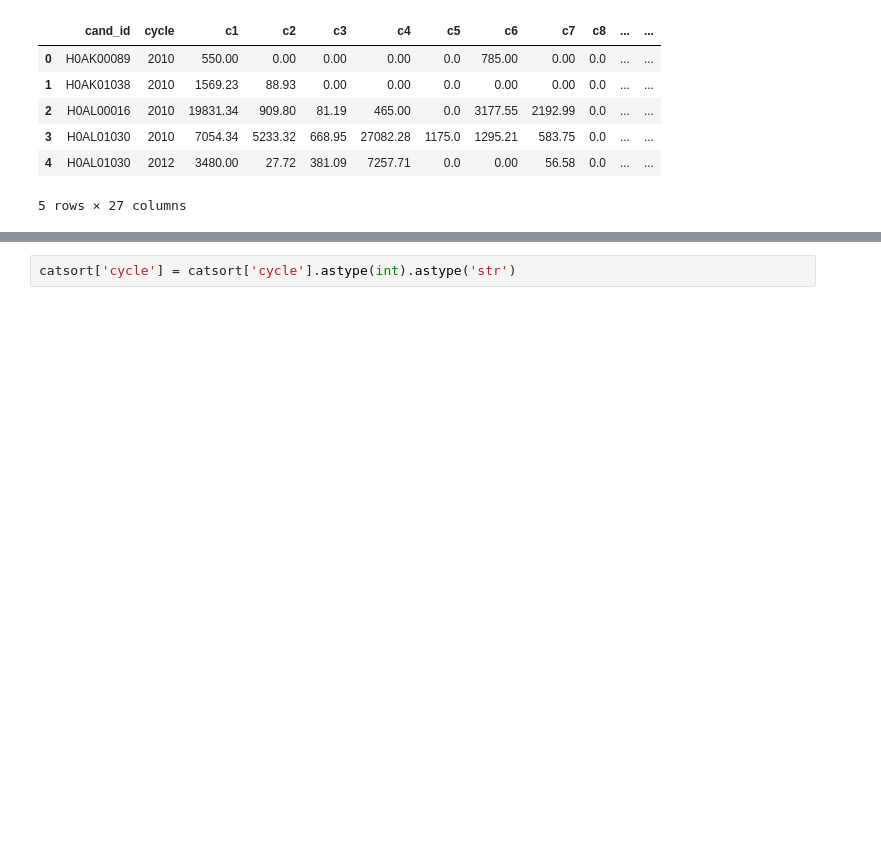
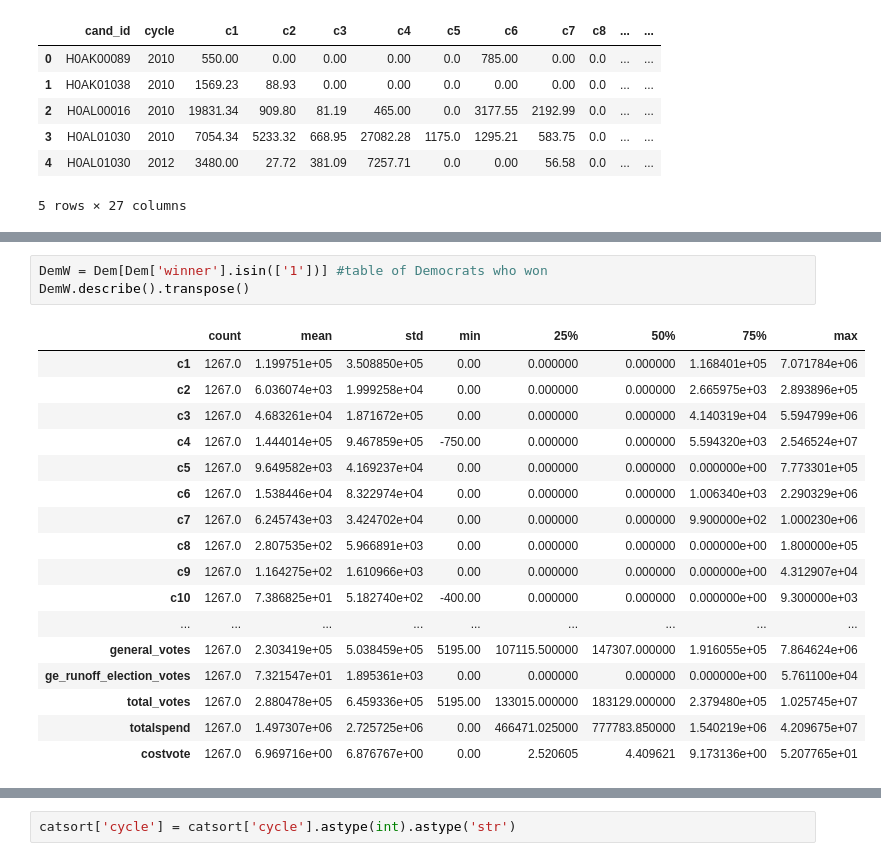
Before and after one commit to georgetown-analytics/four-thirty-five, a Jupyter notebook: 435_Analysis.ipynb, the cells around one changed output, grey strips where cells are left out. Saved outputs shown, nothing was run; the diff lists cells and outputs as text; blank space fills up the shorter version.

```diff
--- a/435_Analysis.ipynb
+++ b/435_Analysis.ipynb
@@ -116,0 +226,21 @@ nan
+# %%
+DemW = Dem[Dem['winner'].isin(['1'])] #table of Democrats who won
+DemW.describe().transpose()
+# %% [output]
+|  | count | mean | std | min | 25% | 50% | 75% | max |
+| c1 | 1267.0 | 1.199751e+05 | 3.508850e+05 | 0.00 | 0.000000 | 0.000000 | 1.168401e+05 | 7.071784e+06 |
+| c2 | 1267.0 | 6.036074e+03 | 1.999258e+04 | 0.00 | 0.000000 | 0.000000 | 2.665975e+03 | 2.893896e+05 |
+| c3 | 1267.0 | 4.683261e+04 | 1.871672e+05 | 0.00 | 0.000000 | 0.000000 | 4.140319e+04 | 5.594799e+06 |
+| c4 | 1267.0 | 1.444014e+05 | 9.467859e+05 | -750.00 | 0.000000 | 0.000000 | 5.594320e+03 | 2.546524e+07 |
+| c5 | 1267.0 | 9.649582e+03 | 4.169237e+04 | 0.00 | 0.000000 | 0.000000 | 0.000000e+00 | 7.773301e+05 |
+| c6 | 1267.0 | 1.538446e+04 | 8.322974e+04 | 0.00 | 0.000000 | 0.000000 | 1.006340e+03 | 2.290329e+06 |
+| c7 | 1267.0 | 6.245743e+03 | 3.424702e+04 | 0.00 | 0.000000 | 0.000000 | 9.900000e+02 | 1.000230e+06 |
+| c8 | 1267.0 | 2.807535e+02 | 5.966891e+03 | 0.00 | 0.000000 | 0.000000 | 0.000000e+00 | 1.800000e+05 |
+| c9 | 1267.0 | 1.164275e+02 | 1.610966e+03 | 0.00 | 0.000000 | 0.000000 | 0.000000e+00 | 4.312907e+04 |
+| c10 | 1267.0 | 7.386825e+01 | 5.182740e+02 | -400.00 | 0.000000 | 0.000000 | 0.000000e+00 | 9.300000e+03 |
+| ... | ... | ... | ... | ... | ... | ... | ... | ... |
+| general_votes | 1267.0 | 2.303419e+05 | 5.038459e+05 | 5195.00 | 107115.500000 | 147307.000000 | 1.916055e+05 | 7.864624e+06 |
+| ge_runoff_election_votes | 1267.0 | 7.321547e+01 | 1.895361e+03 | 0.00 | 0.000000 | 0.000000 | 0.000000e+00 | 5.761100e+04 |
+| total_votes | 1267.0 | 2.880478e+05 | 6.459336e+05 | 5195.00 | 133015.000000 | 183129.000000 | 2.379480e+05 | 1.025745e+07 |
+| totalspend | 1267.0 | 1.497307e+06 | 2.725725e+06 | 0.00 | 466471.025000 | 777783.850000 | 1.540219e+06 | 4.209675e+07 |
+| costvote | 1267.0 | 6.969716e+00 | 6.876767e+00 | 0.00 | 2.520605 | 4.409621 | 9.173136e+00 | 5.207765e+01 |
```
Also changed, not shown: parts of 53 cells of this notebook.
